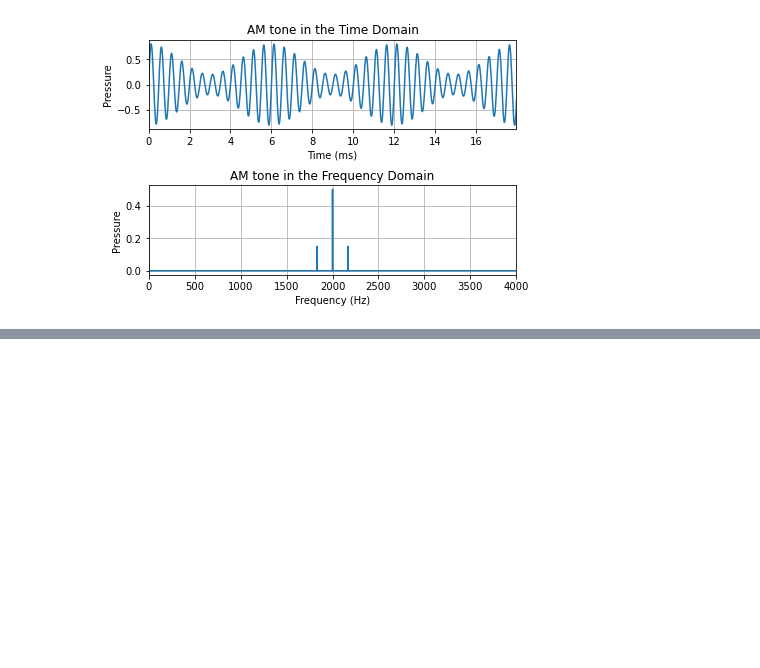
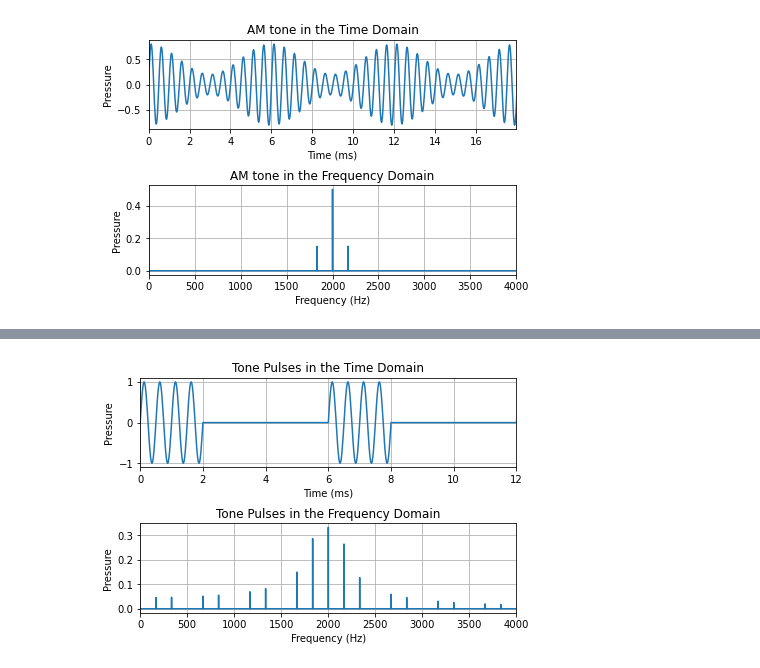
Before and after one commit to keatoncscheible/acoustics_101, a Jupyter notebook: acoustics_101.ipynb, the cells around one changed output, grey strips where cells are left out. Saved outputs shown, nothing was run; the diff lists cells and outputs as text; code cells hidden in the pictures; blank space fills up the shorter version.

Commit message:
Added tone pulses info

```diff
--- a/acoustics_101.ipynb
+++ b/acoustics_101.ipynb
@@ -342,0 +388,63 @@ wavfile.write('audio/am_tone.wav', int(Fs), am_tone.astype(np.float32))
+# %%
+%matplotlib inline
+
+# Sample rate
+Fs = 48e3
+
+# Sample period
+Ts = 1/Fs
+
+# Amplitude
+# Note: amplitudes greater than 1.0 will cause clipping in the audio output file
+A = 1
+
+# Tone frequency
+# Note: fequencies greater than Fs/2 will cause aliasing
+f_tone = 2000
+
+# Tone phase
+theta_tone = 0
+
+# Pulse frequency
+f_pulse = 166.666
+
+# Pulse width
+t_pulse_width = 2e-3
+
+# Time
+stop_time = 3
+time = np.arange(0, stop_time, Ts)
+time_ms = time * 1000
+
+# Generate tone pulses
+s = lambda t : A *np.sin(2 * np.pi * f_tone * t + theta_tone)
+g = lambda t : t % (1 / f_pulse) < t_pulse_width
+tone_pulse = s(time) * g(time)
+
+# Create figure
+fig, (ax_time, ax_freq) = plt.subplots(2, 1, constrained_layout=True)
+
+# Plot tone pulses in the time domain
+num_pulses_to_plot = 2
+ax_time.grid()
+ax_time.plot(time_ms, tone_pulse)
+ax_time.set_title('Tone Pulses in the Time Domain')
+ax_time.set_xlabel('Time (ms)')
+ax_time.set_ylabel('Pressure')
+ax_time.set_xlim((0, num_pulses_to_plot / f_pulse * 1000))
+
+# Plot tone pulses in the frequency domain
+N = len(time)
+tone_pulse_fft = fft(tone_pulse)
+freq = fftfreq(N, Ts)[:N//2]
+ax_freq.grid()
+ax_freq.plot(freq, 2.0/N * np.abs(tone_pulse_fft[0:N//2]))
+ax_freq.set_title('Tone Pulses in the Frequency Domain')
+ax_freq.set_xlabel('Frequency (Hz)')
+ax_freq.set_ylabel('Pressure')
+ax_freq.set_xlim((0, 2*f_tone))
+
+# Generate audio file
+wavfile.write('audio/tone_pulses.wav', int(Fs), tone_pulse.astype(np.float32))
+# %% [output]
+[figure, added]
```
Also changed, not shown: parts of 1 cell of this notebook, 1 other file.
